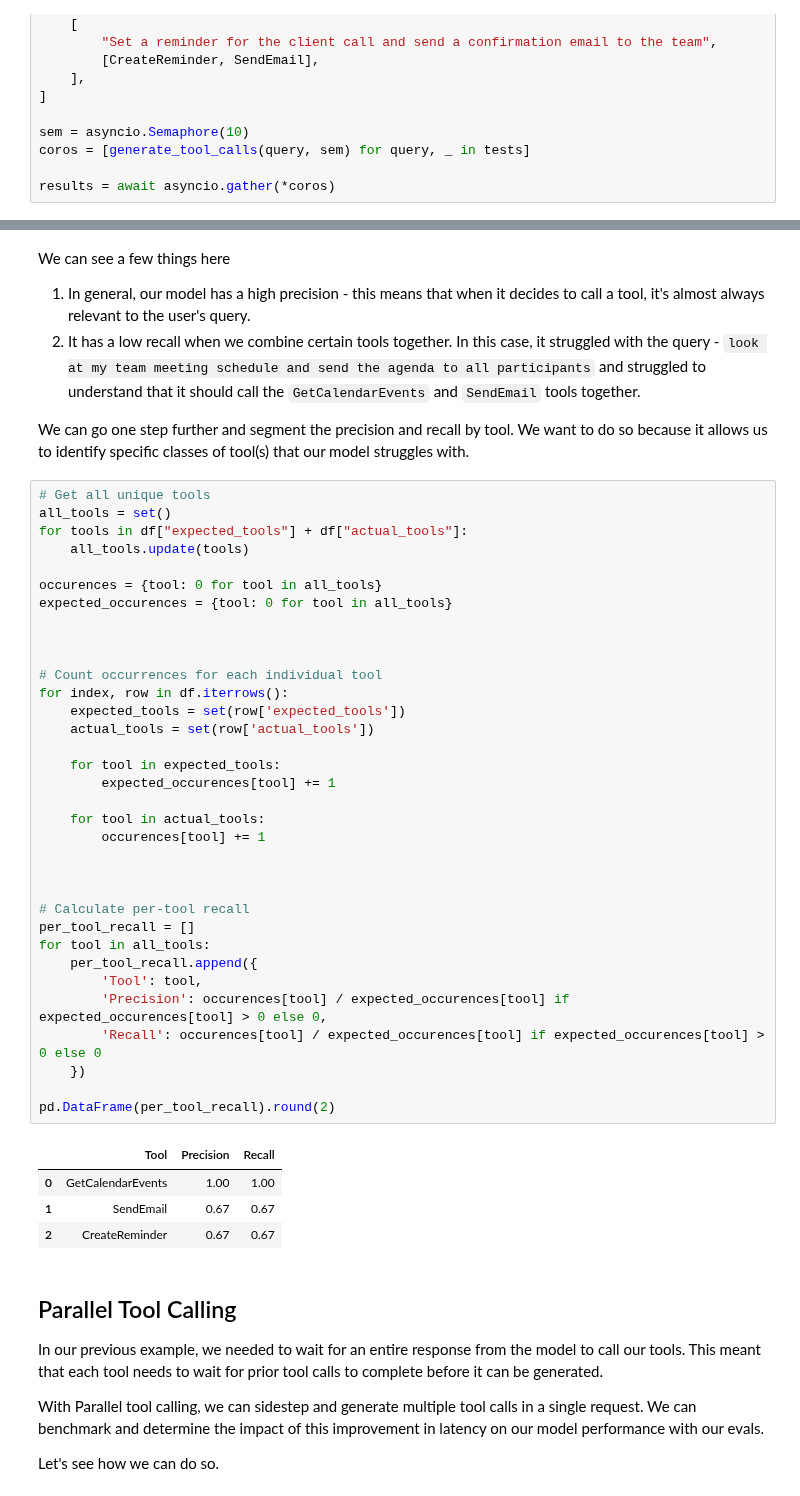
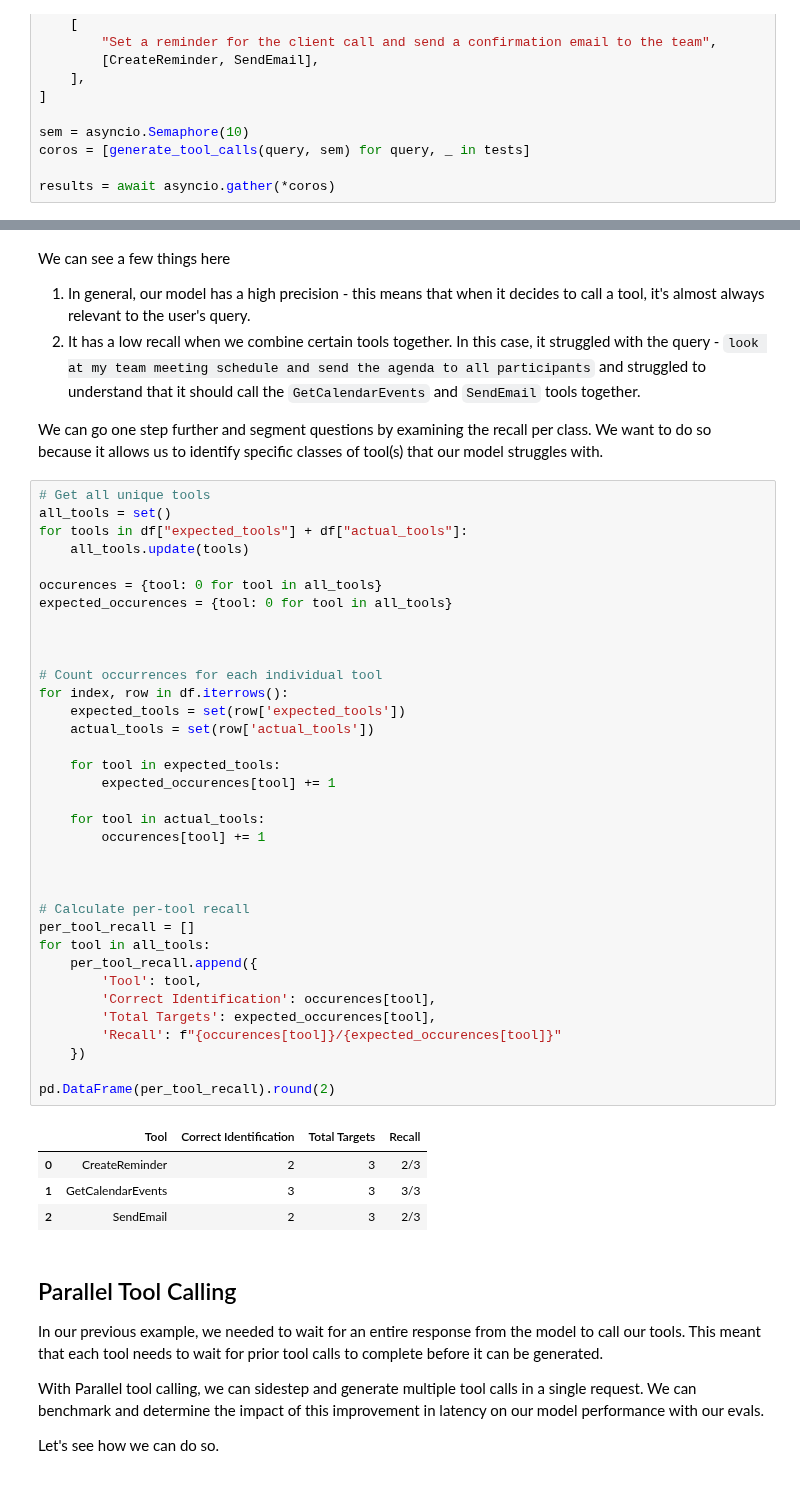
Before and after one commit to sanyaade-teachings/systematically-improving-rag, a Jupyter notebook: cohort_2/week6/1. Evaluate Tools.ipynb, the cells around one changed output, grey strips where cells are left out. Saved outputs shown, nothing was run; the diff lists cells and outputs as text.

```diff
--- a/cohort_2/week6/1. Evaluate Tools.ipynb
+++ b/cohort_2/week6/1. Evaluate Tools.ipynb
@@ -282,46 +285,47 @@ We can see a few things here
 1. In general, our model has a high precision - this means that when it decides to call a tool, it's almost always relevant to the user's query.
 2. It has a low recall when we combine certain tools together. In this case, it struggled with the query - `look at my team meeting schedule and send the agenda to all participants` and struggled to understand that it should call the `GetCalendarEvents` and `SendEmail` tools together.
 
-We can go one step further and segment the precision and recall by tool. We want to do so because it allows us to identify specific classes of tool(s) that our model struggles with.
+We can go one step further and segment questions by examining the recall per class. We want to do so because it allows us to identify specific classes of tool(s) that our model struggles with.
 # %%
 # Get all unique tools
 all_tools = set()
 for tools in df["expected_tools"] + df["actual_tools"]:
     all_tools.update(tools)
 
 occurences = {tool: 0 for tool in all_tools}
 expected_occurences = {tool: 0 for tool in all_tools}
 
 
 
 # Count occurrences for each individual tool
 for index, row in df.iterrows():
     expected_tools = set(row['expected_tools'])
     actual_tools = set(row['actual_tools'])
 
     for tool in expected_tools:
         expected_occurences[tool] += 1
 
     for tool in actual_tools:
         occurences[tool] += 1
 
 
 
 # Calculate per-tool recall
 per_tool_recall = []
 for tool in all_tools:
     per_tool_recall.append({
         'Tool': tool,
-        'Precision': occurences[tool] / expected_occurences[tool] if expected_occurences[tool] > 0 else 0,
-        'Recall': occurences[tool] / expected_occurences[tool] if expected_occurences[tool] > 0 else 0
+        'Correct Identification': occurences[tool],
+        'Total Targets': expected_occurences[tool],
+        'Recall': f"{occurences[tool]}/{expected_occurences[tool]}"
     })
 
 pd.DataFrame(per_tool_recall).round(2)
 # %% [output]
-|  | Tool | Precision | Recall |
-| 0 | GetCalendarEvents | 1.00 | 1.00 |
-| 1 | SendEmail | 0.67 | 0.67 |
-| 2 | CreateReminder | 0.67 | 0.67 |
+|  | Tool | Correct Identification | Total Targets | Recall |
+| 0 | CreateReminder | 2 | 3 | 2/3 |
+| 1 | GetCalendarEvents | 3 | 3 | 3/3 |
+| 2 | SendEmail | 2 | 3 | 2/3 |
 # %% [markdown]
 ## Parallel Tool Calling
 
```
Also changed, not shown: parts of 7 cells of this notebook.
